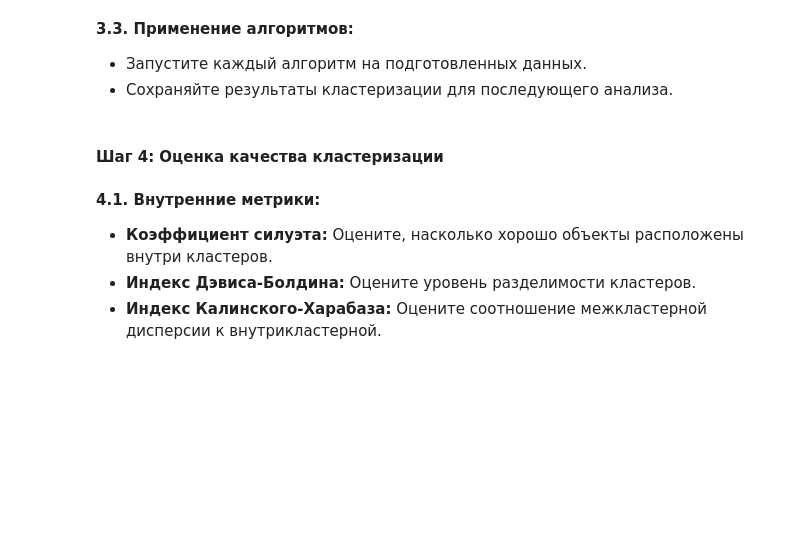
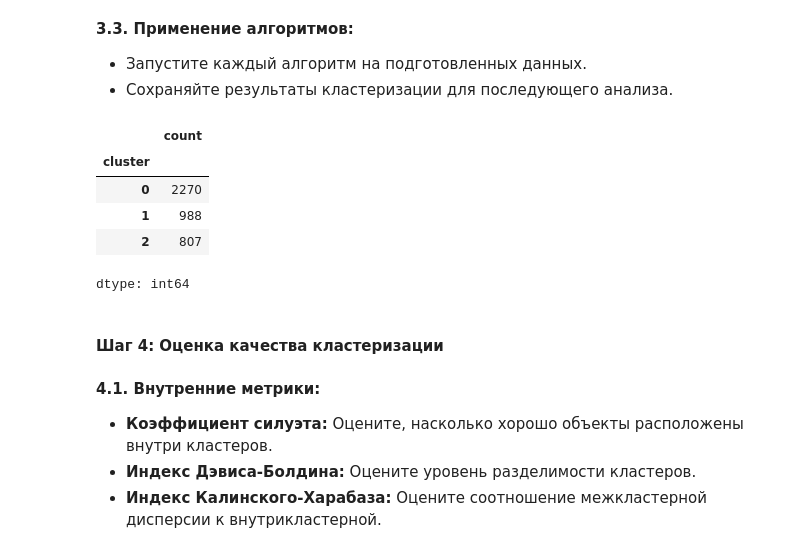
Before and after one commit to GDVevo/ml_uni, a Jupyter notebook: Практическая_работа_№11_Анализ_и_сегментация_клиентов_с_помощью_алгоритмов_кластеризации.ipynb, the cells around one changed output. Cells and saved outputs as stored; diff of their text form; code cells hidden in the pictures; blank space fills up the shorter version.

```diff
--- a/Практическая_работа_№11_Анализ_и_сегментация_клиентов_с_помощью_алгоритмов_кластеризации.ipynb
+++ b/Практическая_работа_№11_Анализ_и_сегментация_клиентов_с_помощью_алгоритмов_кластеризации.ipynb
@@ -409,3 +453,16 @@ from sklearn.preprocessing import StandardScaler
+# %%
+# 3.3
+kmeans = KMeans(n_clusters=optimal_k, random_state=42, n_init=10)
+rfm_table_cleaned['cluster'] = kmeans.fit_predict(X_scaled)
+
+rfm_table_cleaned['cluster'].value_counts().sort_index()
+# %% [output]
+|  | count |
+| cluster |  |
+| 0 | 2270 |
+| 1 | 988 |
+| 2 | 807 |
+dtype: int64
 # %% [markdown]
 #### **Шаг 4: Оценка качества кластеризации**
 # %% [markdown]
```
Also changed, not shown: parts of 11 cells of this notebook.
